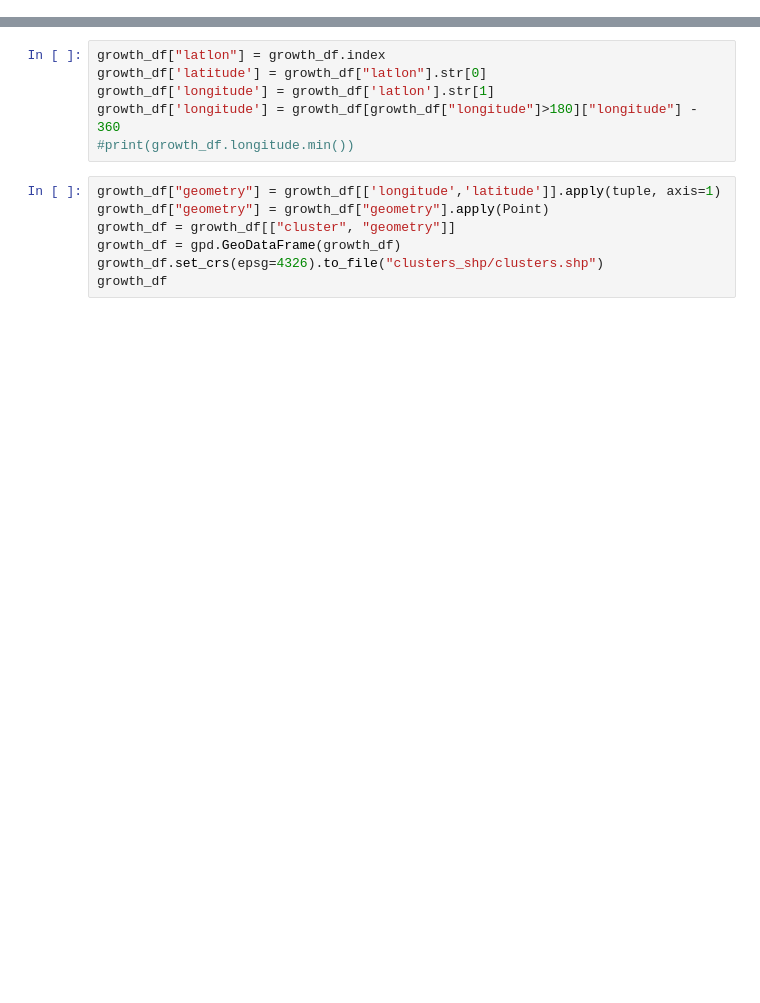
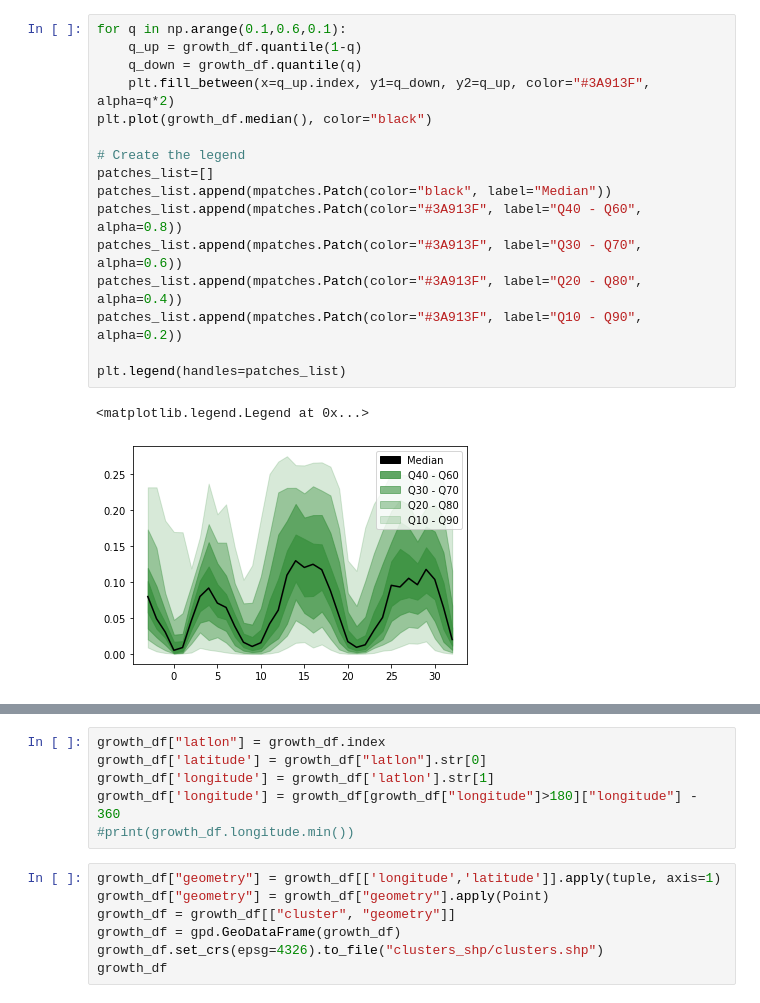
Before and after one commit to allfed/Seaweed-Growth-Model, a Jupyter notebook: data/interim_results/plotting clusters.ipynb, the cells around one changed output, grey strips where cells are left out. Saved outputs shown, nothing was run; the diff lists cells and outputs as text; blank space fills up the shorter version.

```diff
--- a/data/interim_results/plotting clusters.ipynb
+++ b/data/interim_results/plotting clusters.ipynb
@@ -21,3 +34,22 @@ growth_df.head()
+# %%
+for q in np.arange(0.1,0.6,0.1):
+    q_up = growth_df.quantile(1-q)
+    q_down = growth_df.quantile(q)
+    plt.fill_between(x=q_up.index, y1=q_down, y2=q_up, color="#3A913F", alpha=q*2)
+plt.plot(growth_df.median(), color="black")
+
+# Create the legend
+patches_list=[]
+patches_list.append(mpatches.Patch(color="black", label="Median"))
+patches_list.append(mpatches.Patch(color="#3A913F", label="Q40 - Q60", alpha=0.8))
+patches_list.append(mpatches.Patch(color="#3A913F", label="Q30 - Q70", alpha=0.6))
+patches_list.append(mpatches.Patch(color="#3A913F", label="Q20 - Q80", alpha=0.4))
+patches_list.append(mpatches.Patch(color="#3A913F", label="Q10 - Q90", alpha=0.2))
+
+plt.legend(handles=patches_list)
+# %% [output]
+<matplotlib.legend.Legend at 0x...>
+[figure, added]
 # %%
 growth_df.groupby("cluster").mean().transpose().plot()
 # %% [output]
```
Also changed, not shown: parts of 11 cells of this notebook, 1 other file.
